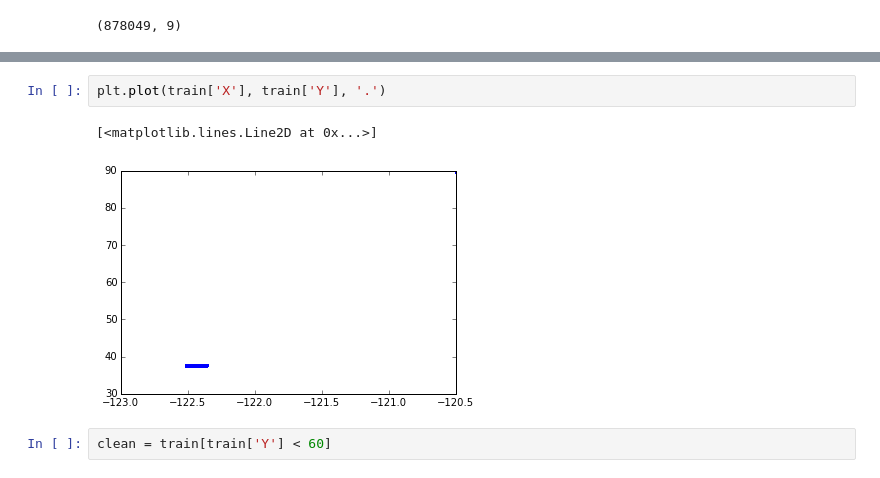
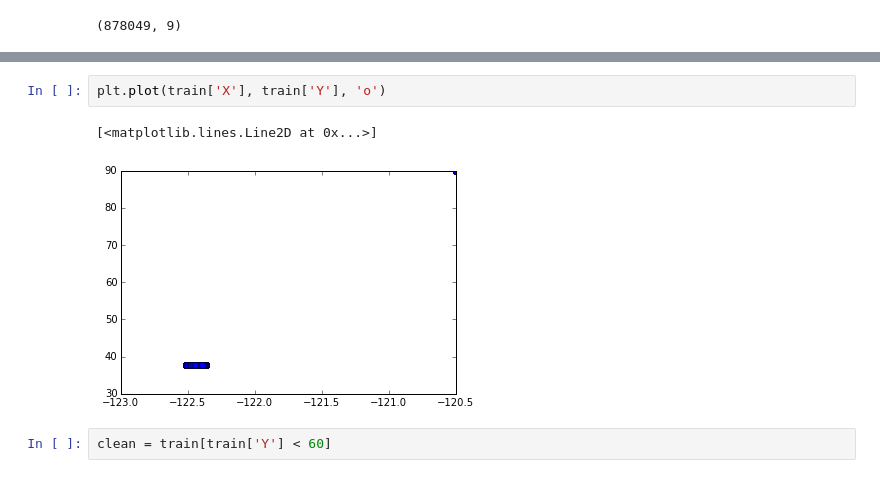
Before and after one commit to ashleysmart/kaggle_share, a Jupyter notebook: sf_crime/MapFreq.ipynb, the cells around one changed output, grey strips where cells are left out. Cells and saved outputs as stored; diff of their text form.

```diff
--- a/sf_crime/MapFreq.ipynb
+++ b/sf_crime/MapFreq.ipynb
@@ -20,10 +20,10 @@ train.head(5)
 | 3 | 2015-05-13 23:30:00 | LARCENY/THEFT | GRAND THEFT FROM LOCKED AUTO | Wednesday | NORTHERN | NONE | 1500 Block of LOMBARD ST | -122.426995 | 37.800873 |
 | 4 | 2015-05-13 23:30:00 | LARCENY/THEFT | GRAND THEFT FROM LOCKED AUTO | Wednesday | PARK | NONE | 100 Block of BRODERICK ST | -122.438738 | 37.771541 |
 # %%
-plt.plot(train['X'], train['Y'], '.')
+plt.plot(train['X'], train['Y'], 'o')
 # %% [output]
 [<matplotlib.lines.Line2D at 0x...>]
-[figure, old version]
+[figure, new version]
 # %%
 clean = train[train['Y'] < 60]
 # %%
```
Also changed, not shown: parts of 6 cells of this notebook, 5 other files.
